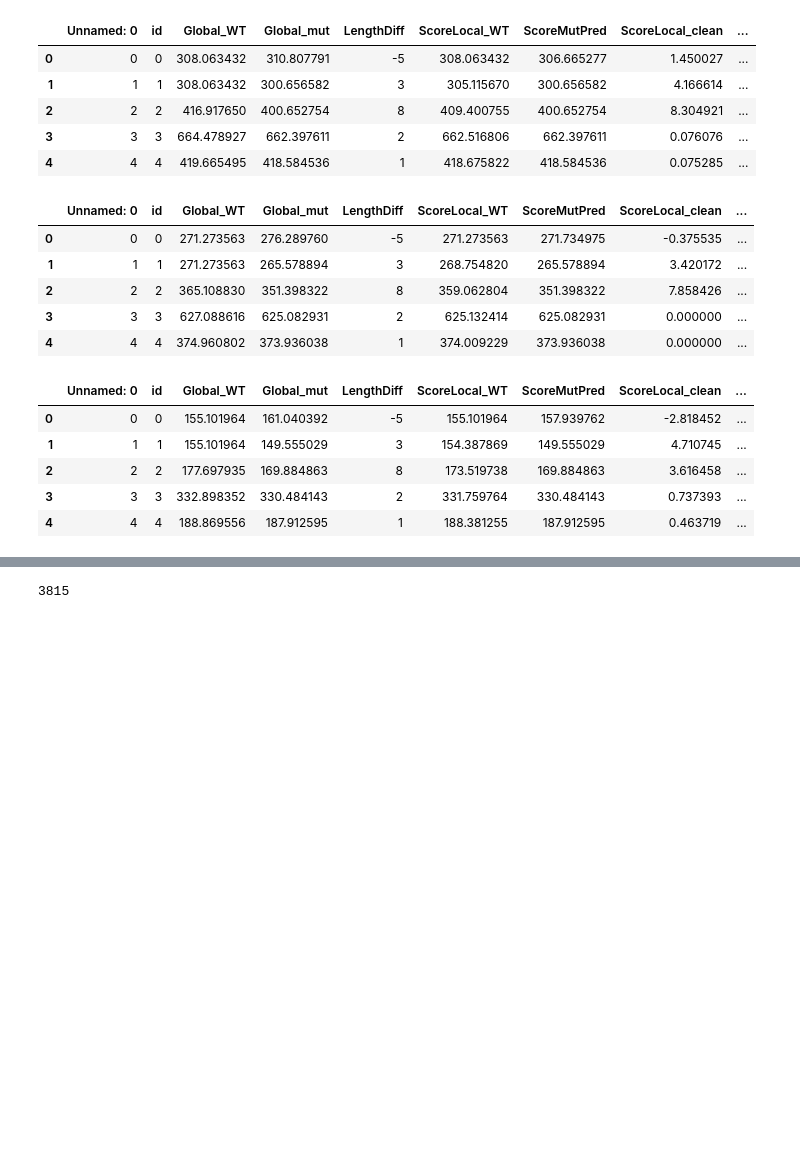
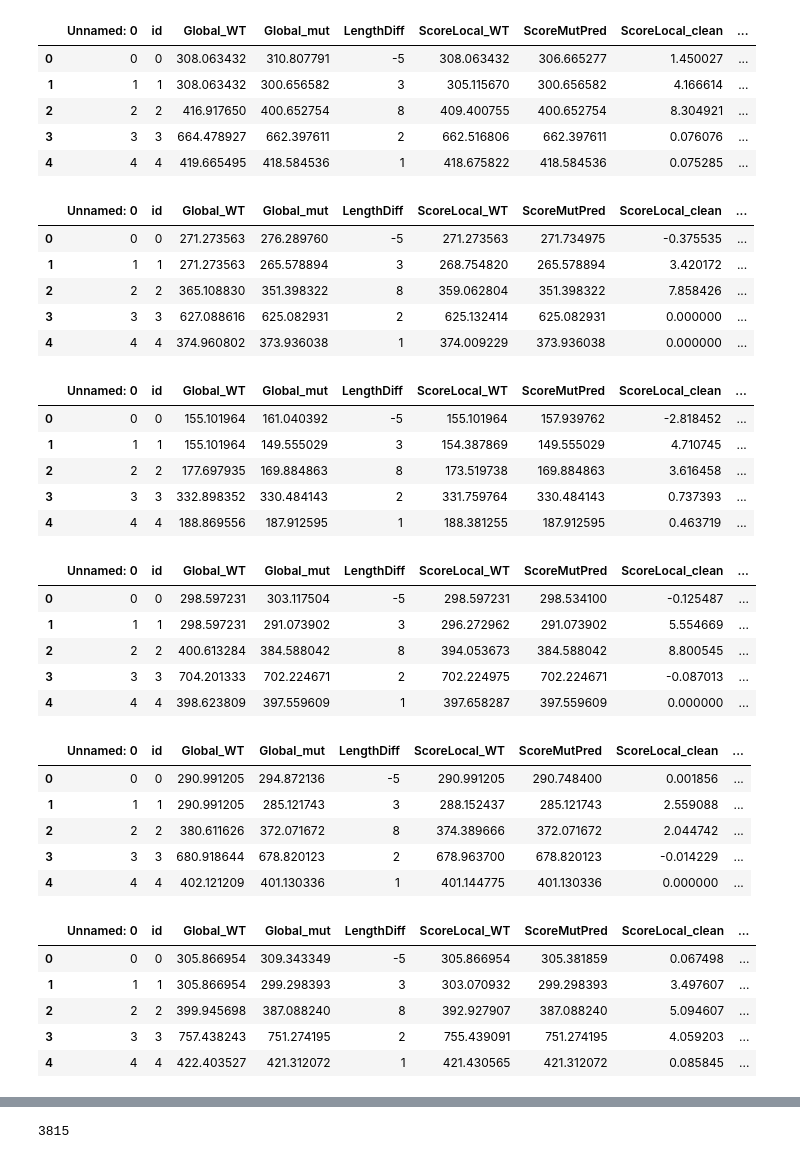
Before and after one commit to OriolGraCar/IndeLLM, a Jupyter notebook: Analysis/Analysis_fulldataset.ipynb, the cells around one changed output, grey strips where cells are left out. Drawn from its saved outputs; the diff is of its cells as text; code cells hidden in the pictures; blank space fills up the shorter version.

```diff
--- a/Analysis/Analysis_fulldataset.ipynb
+++ b/Analysis/Analysis_fulldataset.ipynb
@@ -8,22 +8,17 @@ from IPython.core.interactiveshell import InteractiveShell
 InteractiveShell.ast_node_interactivity = "all"
 
 #Import data
-newscoreEvo = pd.read_csv("../Results/new_score_evofit.csv")
+newscoreEvo = pd.read_csv("../Data/new_models/new_score_evofit.csv")
 newscoreFit = pd.read_csv("../Results/new_score_fit.csv")
-newscoreMask = pd.read_csv("../Results/new_score_evofit_mask.csv")
-alldata = pd.read_csv("../Data/Indel_curated.csv")
+newscoreMask = pd.read_csv("../Data/new_models/new_score_evofit_mask.csv")
+alldata = pd.read_csv("../Data/Indel_curated_newmutseq.csv")
 
 newscoresESM2_3b = pd.read_csv("../Data/new_models/new_score_evofit_ESM2-3b.csv")
 newscoresESM2_150M = pd.read_csv("../Data/new_models/new_score_evofit_ESM2-150M.csv")
 newscoreESM3 = pd.read_csv("../Results/new_score_evofit_ESM3.csv")
-
-
-newscoreEvo.head()
-newscoreFit.head()
-newscoreMask.head()
-newscoresESM2_3b.head()
-newscoresESM2_150M.head()
-newscoreESM3.head()
+newscoreESM1b = pd.read_csv("../Data/new_models/new_score_evofit_ESM1b.csv")
+newscoreESM1v = pd.read_csv("../Data/new_models/new_score_evofit_ESM1v.csv")
+newscoreProtBert = pd.read_csv("../Data/new_models/new_score_evofit_ProtBert.csv")
 
 len(newscoreEvo)
 len(newscoreMask)
@@ -31,4 +26,7 @@ len(newscoreFit)
 len(newscoresESM2_3b)
 len(newscoresESM2_150M)
 len(newscoreESM3)
+len(newscoreESM1b)
+len(newscoreESM1v)
+len(newscoreProtBert)
 # %% [output]
@@ -101,6 +65,16 @@ newscoresESM2_150M['dif_global'] = newscoresESM2_150M['Global_mut'] - newscoresE
 newscoreESM3['dif_local'] = newscoreESM3['ScoreMutPred'] - newscoreESM3['ScoreLocal_WT']
 newscoreESM3['dif_clean'] = newscoreESM3['ScoreLocal_clean'] * -1
 newscoreESM3['dif_global'] = newscoreESM3['Global_mut'] - newscoreESM3['Global_WT']
+
+newscoreESM1b['dif_local'] = newscoreESM1b['ScoreMutPred'] - newscoreESM1b['ScoreLocal_WT']
+newscoreESM1b['dif_clean'] = newscoreESM1b['ScoreLocal_clean'] * -1
+newscoreESM1b['dif_global'] = newscoreESM1b['Global_mut'] - newscoreESM1b['Global_WT']
+newscoreESM1v['dif_local'] = newscoreESM1v['ScoreMutPred'] - newscoreESM1v['ScoreLocal_WT']
+newscoreESM1v['dif_clean'] = newscoreESM1v['ScoreLocal_clean'] * -1
+newscoreESM1v['dif_global'] = newscoreESM1v['Global_mut'] - newscoreESM1v['Global_WT']
+newscoreProtBert['dif_local'] = newscoreProtBert['ScoreMutPred'] - newscoreProtBert['ScoreLocal_WT']
+newscoreProtBert['dif_clean'] = newscoreProtBert['ScoreLocal_clean'] * -1
+newscoreProtBert['dif_global'] = newscoreProtBert['Global_mut'] - newscoreProtBert['Global_WT']
 
 
 #Add a cleaned up labels info
@@ -140,6 +114,21 @@ newscoreESM3['labels_cleaned'] = np.where(newscoreESM3['TrueLabel'].str.contains
                                 np.where(newscoreESM3['TrueLabel'].str.contains('pathogenic', case=False, na=False),
                                          'Pathogenic',
                                          np.nan))
+newscoreESM1b['labels_cleaned'] = np.where(newscoreESM1b['TrueLabel'].str.contains('benign', case=False, na=False),
+                                'Benign',
+                                np.where(newscoreESM1b['TrueLabel'].str.contains('pathogenic', case=False, na=False),
+                                         'Pathogenic',
+                                         np.nan))
+newscoreESM1v['labels_cleaned'] = np.where(newscoreESM1v['TrueLabel'].str.contains('benign', case=False, na=False),
+                                'Benign',
+                                np.where(newscoreESM1v['TrueLabel'].str.contains('pathogenic', case=False, na=False),
+                                         'Pathogenic',
+                                         np.nan))
+newscoreProtBert['labels_cleaned'] = np.where(newscoreProtBert['TrueLabel'].str.contains('benign', case=False, na=False),
+                                'Benign',
+                                np.where(newscoreProtBert['TrueLabel'].str.contains('pathogenic', case=False, na=False),
+                                         'Pathogenic',
+                                         np.nan))
 
 #Add binary values to the predictions
 newscoreEvo['labels_binary'] = newscoreEvo.apply(lambda row: 0 if row['labels_cleaned'] == 'Pathogenic' else 1, axis=1)
@@ -148,6 +137,9 @@ newscoreMask['labels_binary'] = newscoreMask.apply(lambda row: 0 if row['labels_
 newscoresESM2_3b['labels_binary'] = newscoresESM2_3b.apply(lambda row: 0 if row['labels_cleaned'] == 'Pathogenic' else 1, axis=1)
 newscoresESM2_150M['labels_binary'] = newscoresESM2_150M.apply(lambda row: 0 if row['labels_cleaned'] == 'Pathogenic' else 1, axis=1)
 newscoreESM3['labels_binary'] = newscoreESM3.apply(lambda row: 0 if row['labels_cleaned'] == 'Pathogenic' else 1, axis=1)
+newscoreESM1b['labels_binary'] = newscoreESM1b.apply(lambda row: 0 if row['labels_cleaned'] == 'Pathogenic' else 1, axis=1)
+newscoreESM1v['labels_binary'] = newscoreESM1v.apply(lambda row: 0 if row['labels_cleaned'] == 'Pathogenic' else 1, axis=1)
+newscoreProtBert['labels_binary'] = newscoreProtBert.apply(lambda row: 0 if row['labels_cleaned'] == 'Pathogenic' else 1, axis=1)
 
 newscoreEvo.head()
 newscoreFit.head()
@@ -155,6 +147,9 @@ newscoreMask.head()
 newscoresESM2_3b.head()
 newscoresESM2_150M.head()
 newscoreESM3.head()
+newscoreESM1b.head()
+newscoreESM1v.head()
+newscoreProtBert.head()
 # %% [output]
 |  | Unnamed: 0 | id | Global_WT | Global_mut | LengthDiff | ScoreLocal_WT | ScoreMutPred | ScoreLocal_clean | ... |
 | 0 | 0 | 0 | 295.767301 | 300.969236 | -5 | 295.767301 | 296.304054 | -0.644719 | ... |
@@ -165,33 +160,51 @@ newscoreESM3.head()
 |  | Unnamed: 0 | id | Global_WT | Global_mut | LengthDiff | ScoreLocal_WT | ScoreMutPred | ScoreLocal_clean | ... |
 | 0 | 0 | 0 | 181.476895 | 183.480642 | -5 | 181.476895 | 181.778753 | -0.248517 | ... |
 | 1 | 1 | 1 | 181.483899 | 175.380443 | 3 | 179.805439 | 175.380443 | 4.998932 | ... |
 | 2 | 2 | 2 | 211.443508 | 202.832782 | 8 | 205.616827 | 202.832782 | 3.421697 | ... |
 | 3 | 3 | 3 | 144.695909 | 144.958606 | 2 | 143.377049 | 144.958606 | -1.833967 | ... |
 | 4 | 4 | 4 | 198.446120 | 197.355093 | 1 | 197.898296 | 197.355093 | 0.235453 | ... |
 |  | Unnamed: 0 | id | Global_WT | Global_mut | LengthDiff | ScoreLocal_WT | ScoreMutPred | ScoreLocal_clean | ... |
 | 0 | 0 | 0 | 189.218739 | 191.889408 | -5 | 189.218739 | 190.068744 | -0.881780 | ... |
 | 1 | 1 | 1 | 189.218739 | 177.363140 | 3 | 187.763546 | 177.363140 | 8.410706 | ... |
 | 2 | 2 | 2 | 333.875908 | 300.442267 | 8 | 327.171740 | 300.442267 | 25.290531 | ... |
 | 3 | 3 | 3 | 376.662294 | 374.460167 | 2 | 375.485097 | 374.460167 | 0.599557 | ... |
 | 4 | 4 | 4 | 319.928052 | 319.013214 | 1 | 319.483585 | 319.013214 | 0.351924 | ... |
 |  | Unnamed: 0 | id | Global_WT | Global_mut | LengthDiff | ScoreLocal_WT | ScoreMutPred | ScoreLocal_clean | ... |
 | 0 | 0 | 0 | 308.063432 | 310.807791 | -5 | 308.063432 | 306.665277 | 1.450027 | ... |
 | 1 | 1 | 1 | 308.063432 | 300.656582 | 3 | 305.115670 | 300.656582 | 4.166614 | ... |
 | 2 | 2 | 2 | 416.917650 | 400.652754 | 8 | 409.400755 | 400.652754 | 8.304921 | ... |
 | 3 | 3 | 3 | 664.478927 | 662.397611 | 2 | 662.516806 | 662.397611 | 0.076076 | ... |
 | 4 | 4 | 4 | 419.665495 | 418.584536 | 1 | 418.675822 | 418.584536 | 0.075285 | ... |
 |  | Unnamed: 0 | id | Global_WT | Global_mut | LengthDiff | ScoreLocal_WT | ScoreMutPred | ScoreLocal_clean | ... |
 | 0 | 0 | 0 | 271.273563 | 276.289760 | -5 | 271.273563 | 271.734975 | -0.375535 | ... |
 | 1 | 1 | 1 | 271.273563 | 265.578894 | 3 | 268.754820 | 265.578894 | 3.420172 | ... |
 | 2 | 2 | 2 | 365.108830 | 351.398322 | 8 | 359.062804 | 351.398322 | 7.858426 | ... |
 | 3 | 3 | 3 | 627.088616 | 625.082931 | 2 | 625.132414 | 625.082931 | 0.000000 | ... |
 | 4 | 4 | 4 | 374.960802 | 373.936038 | 1 | 374.009229 | 373.936038 | 0.000000 | ... |
 |  | Unnamed: 0 | id | Global_WT | Global_mut | LengthDiff | ScoreLocal_WT | ScoreMutPred | ScoreLocal_clean | ... |
 | 0 | 0 | 0 | 155.101964 | 161.040392 | -5 | 155.101964 | 157.939762 | -2.818452 | ... |
 | 1 | 1 | 1 | 155.101964 | 149.555029 | 3 | 154.387869 | 149.555029 | 4.710745 | ... |
 | 2 | 2 | 2 | 177.697935 | 169.884863 | 8 | 173.519738 | 169.884863 | 3.616458 | ... |
 | 3 | 3 | 3 | 332.898352 | 330.484143 | 2 | 331.759764 | 330.484143 | 0.737393 | ... |
 | 4 | 4 | 4 | 188.869556 | 187.912595 | 1 | 188.381255 | 187.912595 | 0.463719 | ... |
+|  | Unnamed: 0 | id | Global_WT | Global_mut | LengthDiff | ScoreLocal_WT | ScoreMutPred | ScoreLocal_clean | ... |
+| 0 | 0 | 0 | 298.597231 | 303.117504 | -5 | 298.597231 | 298.534100 | -0.125487 | ... |
+| 1 | 1 | 1 | 298.597231 | 291.073902 | 3 | 296.272962 | 291.073902 | 5.554669 | ... |
+| 2 | 2 | 2 | 400.613284 | 384.588042 | 8 | 394.053673 | 384.588042 | 8.800545 | ... |
+| 3 | 3 | 3 | 704.201333 | 702.224671 | 2 | 702.224975 | 702.224671 | -0.087013 | ... |
+| 4 | 4 | 4 | 398.623809 | 397.559609 | 1 | 397.658287 | 397.559609 | 0.000000 | ... |
+|  | Unnamed: 0 | id | Global_WT | Global_mut | LengthDiff | ScoreLocal_WT | ScoreMutPred | ScoreLocal_clean | ... |
+| 0 | 0 | 0 | 290.991205 | 294.872136 | -5 | 290.991205 | 290.748400 | 0.001856 | ... |
+| 1 | 1 | 1 | 290.991205 | 285.121743 | 3 | 288.152437 | 285.121743 | 2.559088 | ... |
+| 2 | 2 | 2 | 380.611626 | 372.071672 | 8 | 374.389666 | 372.071672 | 2.044742 | ... |
+| 3 | 3 | 3 | 680.918644 | 678.820123 | 2 | 678.963700 | 678.820123 | -0.014229 | ... |
+| 4 | 4 | 4 | 402.121209 | 401.130336 | 1 | 401.144775 | 401.130336 | 0.000000 | ... |
+|  | Unnamed: 0 | id | Global_WT | Global_mut | LengthDiff | ScoreLocal_WT | ScoreMutPred | ScoreLocal_clean | ... |
+| 0 | 0 | 0 | 305.866954 | 309.343349 | -5 | 305.866954 | 305.381859 | 0.067498 | ... |
+| 1 | 1 | 1 | 305.866954 | 299.298393 | 3 | 303.070932 | 299.298393 | 3.497607 | ... |
+| 2 | 2 | 2 | 399.945698 | 387.088240 | 8 | 392.927907 | 387.088240 | 5.094607 | ... |
+| 3 | 3 | 3 | 757.438243 | 751.274195 | 2 | 755.439091 | 751.274195 | 4.059203 | ... |
+| 4 | 4 | 4 | 422.403527 | 421.312072 | 1 | 421.430565 | 421.312072 | 0.085845 | ... |
 # %%
 #Calculating the average dif values per bening and pathogenic
 evomeanpath_local = newscoreEvo[newscoreEvo['labels_cleaned'] == 'Pathogenic']['dif_local'].mean()
```
Also changed, not shown: parts of 30 cells of this notebook.
